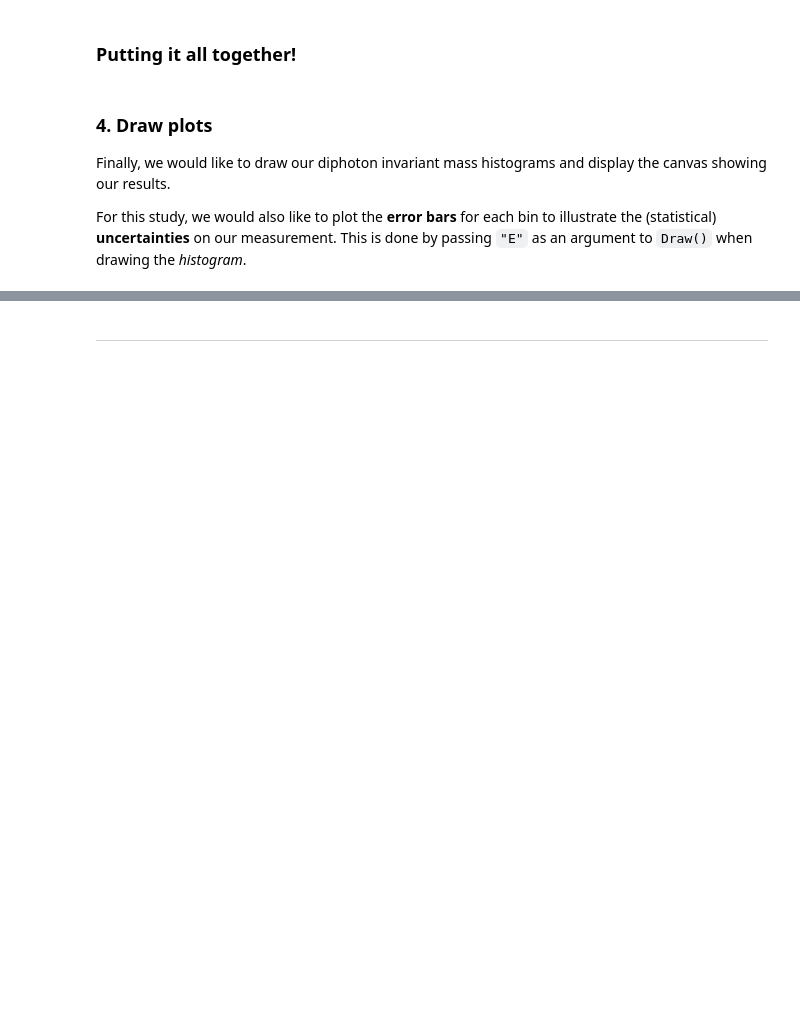
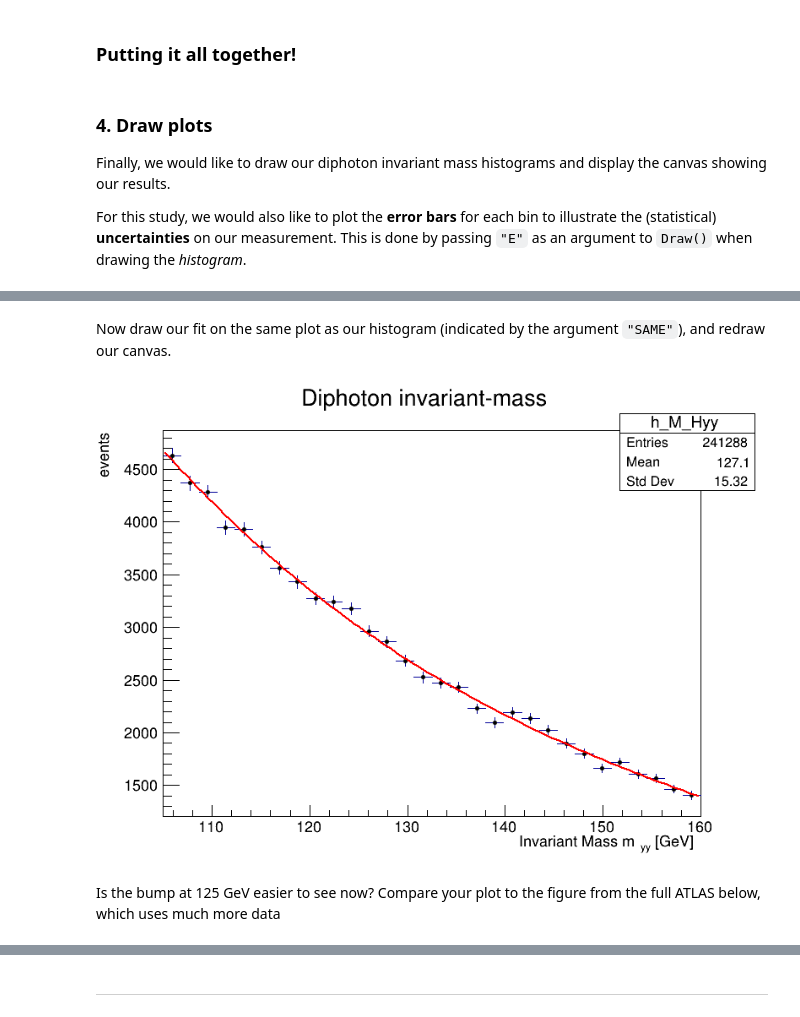
Before and after one commit to olaiya/notebooks-collection-opendata, a Jupyter notebook: Co-Creation3_HiggsSearch.ipynb, the cells around one changed output, grey strips where cells are left out. Saved outputs shown, nothing was run; the diff lists cells and outputs as text; code cells hidden in the pictures; blank space fills up the shorter version.

```diff
--- a/Co-Creation3_HiggsSearch.ipynb
+++ b/Co-Creation3_HiggsSearch.ipynb
@@ -311,0 +519,2 @@ canvas.Draw()
+# %%
+background = my_hist.Fit("pol3",'S')
@@ -311,0 +530,9 @@ canvas.Draw()
+# %% [markdown]
+Now draw our fit on the same plot as our histogram (indicated by the argument `"SAME"`), and redraw our canvas.
+# %%
+background.Draw("SAME")
+my_canvas.Draw()
+# %% [output]
+[figure, added]
+# %% [markdown]
+Is the bump at 125 GeV easier to see now? Compare your plot to the figure from the full ATLAS below, which uses much more data
```
Also changed, not shown: parts of 59 cells of this notebook, 12 other files.
